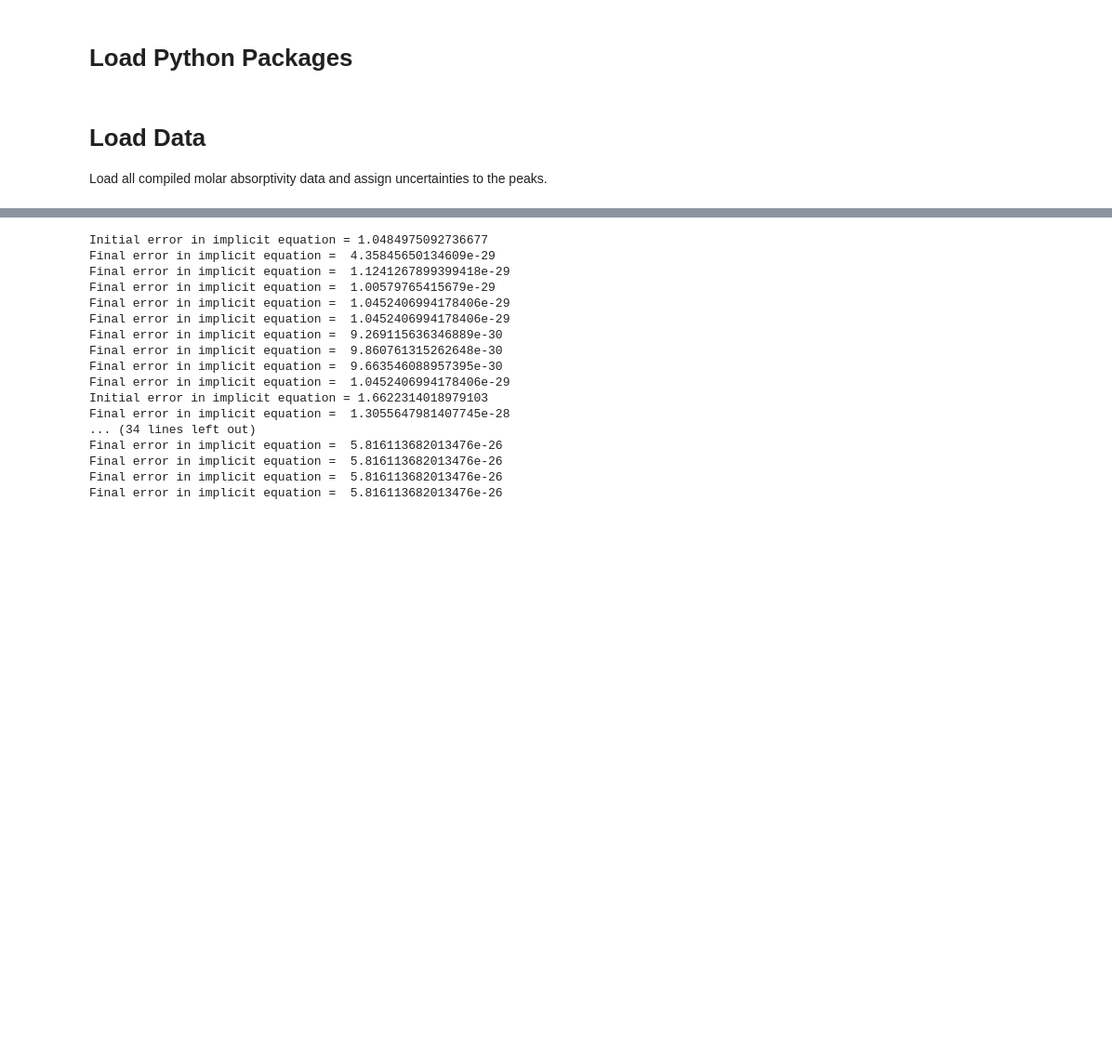
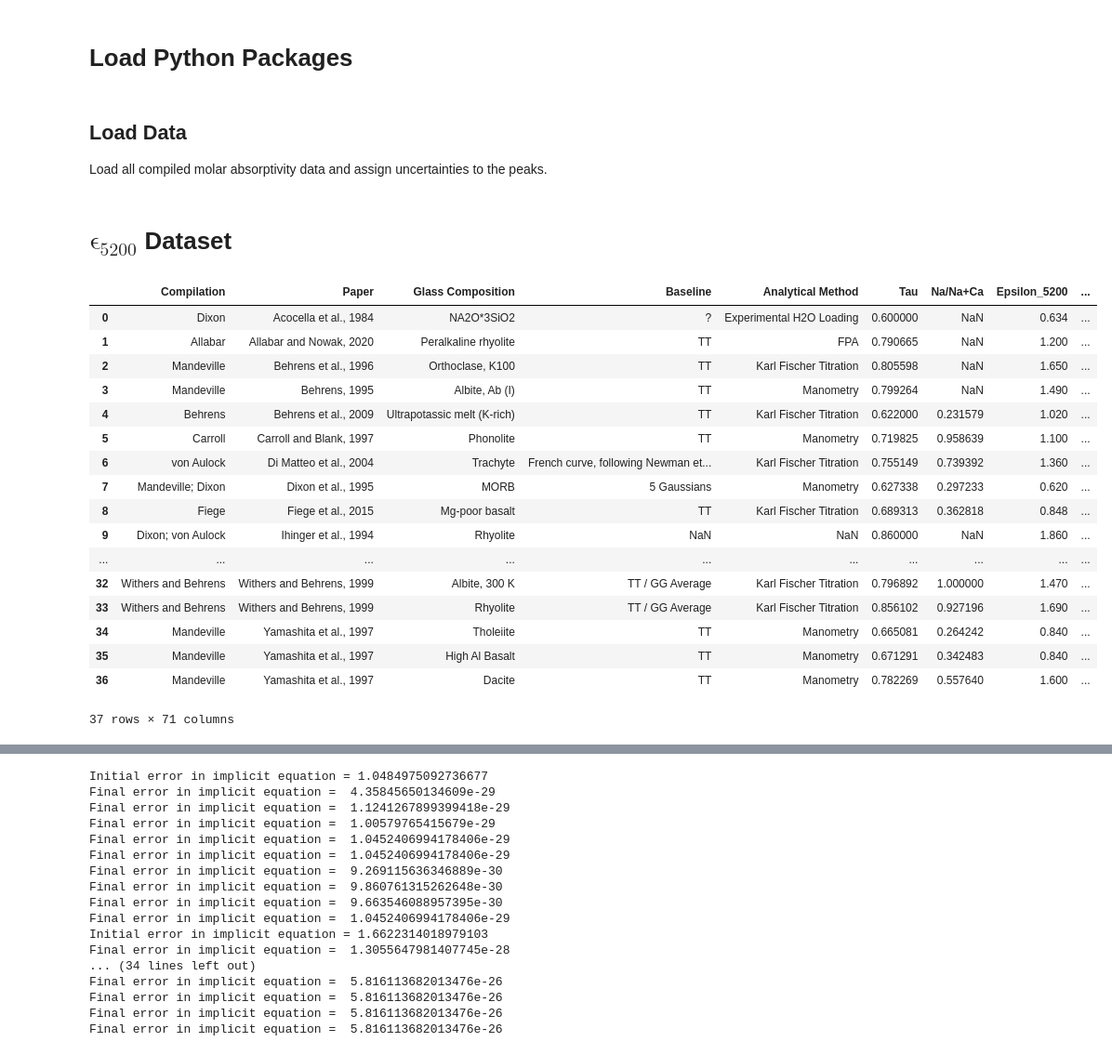
Before and after one commit to kaylai/PyIRoGlass, a Jupyter notebook: docs/examples/inversion/PyIRoGlass_Inversion.ipynb, the cells around one changed output, grey strips where cells are left out. Shown at 93% size. Saved outputs shown, nothing was run; the diff lists cells and outputs as text; code cells hidden in the pictures; blank space fills up the shorter version.

```diff
--- a/docs/examples/inversion/PyIRoGlass_Inversion.ipynb
+++ b/docs/examples/inversion/PyIRoGlass_Inversion.ipynb
@@ -29,7 +29,7 @@ from matplotlib import rc, cm
 %matplotlib inline
 %config InlineBackend.figure_format = 'retina'
 # %% [markdown]
-# Load Data
+## Load Data
 
 Load all compiled molar absorptivity data and assign uncertainties to the peaks.
 # %%
@@ -62,3 +62,26 @@ eta = df_carbonate['Na/Na+Ca']
 sigma_eta = eta * 0.025
 epsilon_carbonate = df_carbonate['Epsilon_Carbonate']
 sigma_epsilon_carbonate = epsilon_carbonate * 0.10
+# %% [markdown]
+# $\mathrm{\epsilon_{5200}}$ Dataset
+# %%
+df_5200
+# %% [output]
+|  | Compilation | Paper | Glass Composition | Baseline | Analytical Method | Tau | Na/Na+Ca | Epsilon_5200 | ... |
+| 0 | Dixon | Acocella et al., 1984 | NA2O*3SiO2 | ? | Experimental H2O Loading | 0.600000 | NaN | 0.634 | ... |
+| 1 | Allabar | Allabar and Nowak, 2020 | Peralkaline rhyolite | TT | FPA | 0.790665 | NaN | 1.200 | ... |
+| 2 | Mandeville | Behrens et al., 1996 | Orthoclase, K100 | TT | Karl Fischer Titration | 0.805598 | NaN | 1.650 | ... |
+| 3 | Mandeville | Behrens, 1995 | Albite, Ab (I) | TT | Manometry | 0.799264 | NaN | 1.490 | ... |
+| 4 | Behrens | Behrens et al., 2009 | Ultrapotassic melt (K-rich) | TT | Karl Fischer Titration | 0.622000 | 0.231579 | 1.020 | ... |
+| 5 | Carroll | Carroll and Blank, 1997 | Phonolite | TT | Manometry | 0.719825 | 0.958639 | 1.100 | ... |
+| 6 | von Aulock | Di Matteo et al., 2004 | Trachyte | French curve, following Newman et... | Karl Fischer Titration | 0.755149 | 0.739392 | 1.360 | ... |
+| 7 | Mandeville; Dixon | Dixon et al., 1995 | MORB | 5 Gaussians | Manometry | 0.627338 | 0.297233 | 0.620 | ... |
+| 8 | Fiege | Fiege et al., 2015 | Mg-poor basalt | TT | Karl Fischer Titration | 0.689313 | 0.362818 | 0.848 | ... |
+| 9 | Dixon; von Aulock | Ihinger et al., 1994 | Rhyolite | NaN | NaN | 0.860000 | NaN | 1.860 | ... |
+| ... | ... | ... | ... | ... | ... | ... | ... | ... | ... |
+| 32 | Withers and Behrens | Withers and Behrens, 1999 | Albite, 300 K | TT / GG Average | Karl Fischer Titration | 0.796892 | 1.000000 | 1.470 | ... |
+| 33 | Withers and Behrens | Withers and Behrens, 1999 | Rhyolite | TT / GG Average | Karl Fischer Titration | 0.856102 | 0.927196 | 1.690 | ... |
+| 34 | Mandeville | Yamashita et al., 1997 | Tholeiite | TT | Manometry | 0.665081 | 0.264242 | 0.840 | ... |
+| 35 | Mandeville | Yamashita et al., 1997 | High Al Basalt | TT | Manometry | 0.671291 | 0.342483 | 0.840 | ... |
+| 36 | Mandeville | Yamashita et al., 1997 | Dacite | TT | Manometry | 0.782269 | 0.557640 | 1.600 | ... |
+37 rows × 71 columns
```
Also changed, not shown: parts of 10 cells of this notebook, 37 other files.
